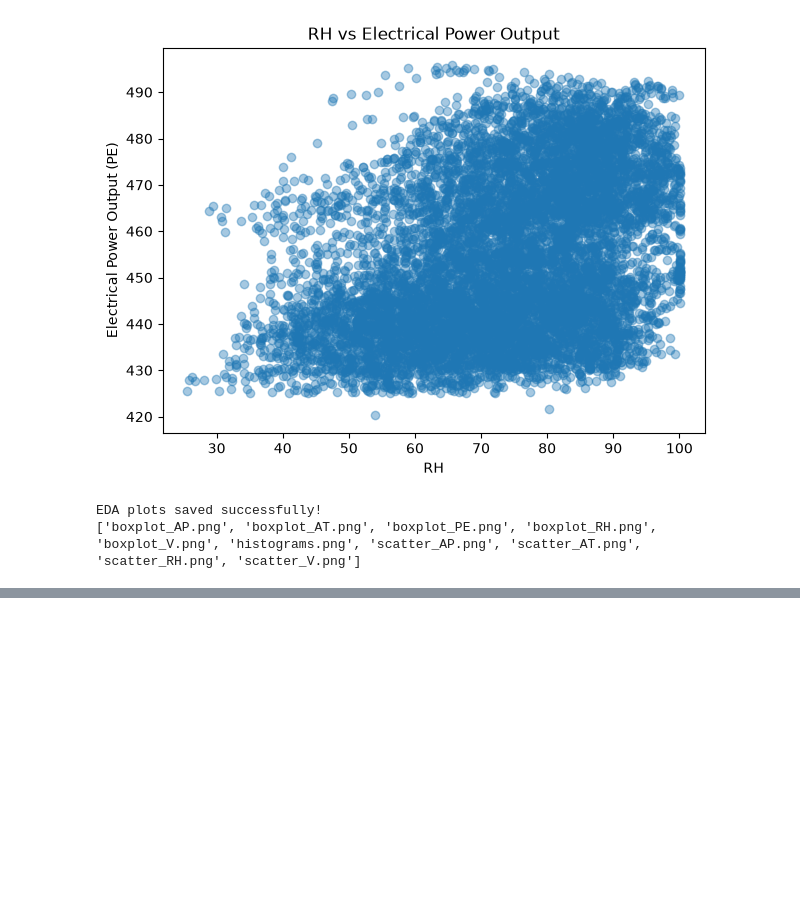
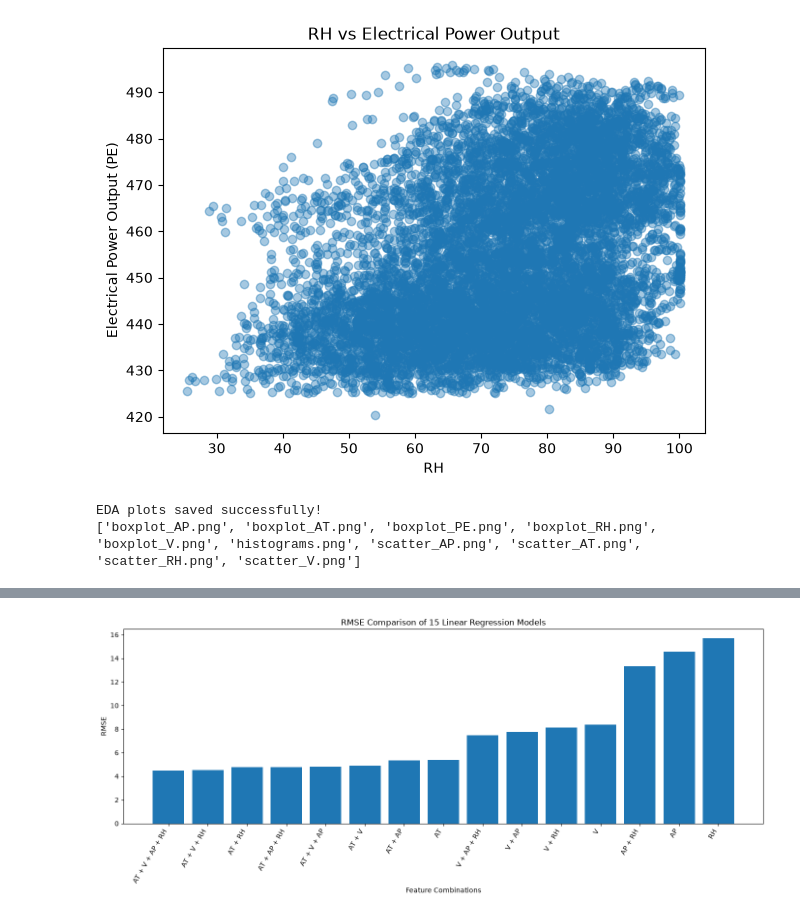
Before and after one commit to ArinjayGarg/Combined-Cycle-Power-Plant, a Jupyter notebook: Notebooks/main.ipynb, the cells around one changed output, grey strips where cells are left out. Cells and saved outputs as stored; diff of their text form; code cells hidden in the pictures; blank space fills up the shorter version.

Commit message:
feature combinations

```diff
--- a/Notebooks/main.ipynb
+++ b/Notebooks/main.ipynb
@@ -281,3 +281,97 @@ PE : 0 outliers
 [figure]
 EDA plots saved successfully!
 ['boxplot_AP.png', 'boxplot_AT.png', 'boxplot_PE.png', 'boxplot_RH.png', 'boxplot_V.png', 'histograms.png', 'scatter_AP.png', 'scatter_AT.png', 'scatter_RH.png', 'scatter_V.png']
+# %%
+from itertools import combinations
+features = ['AT', 'V', 'AP', 'RH']
+
+feature_combinations = []
+
+for r in range(1, 5):
+    feature_combinations.extend(combinations(features, r))
+
+print("Total combinations:", len(feature_combinations))
+
+for i, combo in enumerate(feature_combinations, 1):
+    print(i, ":", combo)
+
+results = []
+
+for combo in feature_combinations:
+    X_train_selected = X_train[list(combo)]
+    X_test_selected = X_test[list(combo)]
+
+    model = LinearRegression()
+    model.fit(X_train_selected, y_train)
+
+    y_pred = model.predict(X_test_selected)
+
+    mae = mean_absolute_error(y_test, y_pred)
+    mse = mean_squared_error(y_test, y_pred)
+    rmse = np.sqrt(mse)
+    r2 = r2_score(y_test, y_pred)
+
+    results.append({
+        'Features': ' + '.join(combo),
+        'Number of Features': len(combo),
+        'MAE': mae,
+        'MSE': mse,
+        'RMSE': rmse,
+        'R2 Score': r2
+    })
+
+results_df = pd.DataFrame(results)
+
+print(results_df)
+
+results_df = results_df.sort_values(by='RMSE')
+
+print("Models ranked by RMSE:")
+display(results_df)
+
+best_model_features = results_df.iloc[0]['Features']
+
+print("Best feature combination:", best_model_features)
+
+results_df.to_csv(
+    "../plots/Feature_Selection/feature_comparison_results.csv",
+    index=False
+)
+
+
+
+plt.figure(figsize=(14, 6))
+
+plt.bar(results_df['Features'], results_df['RMSE'])
+
+plt.xlabel("Feature Combinations")
+plt.ylabel("RMSE")
+plt.title("RMSE Comparison of 15 Linear Regression Models")
+
+plt.xticks(rotation=60, ha='right')
+plt.tight_layout()
+
+plt.savefig(
+    "../plots/Feature_Selection/RMSE_comparison.png"
+)
+
+plt.show()
+
+
+plt.figure(figsize=(14, 6))
+
+plt.bar(results_df['Features'], results_df['R2 Score'])
+
+plt.xlabel("Feature Combinations")
+plt.ylabel("R² Score")
+plt.title("R² Score Comparison of 15 Linear Regression Models")
+
+plt.xticks(rotation=60, ha='right')
+plt.tight_layout()
+
+plt.savefig(
+    "../plots/Feature_Selection/R2_comparison.png"
+)
+
+plt.show()
+# %% [output]
@@ -283,0 +412 @@ EDA plots saved successfully!
+[figure, added]
```
Also changed, not shown: parts of 1 cell of this notebook.
